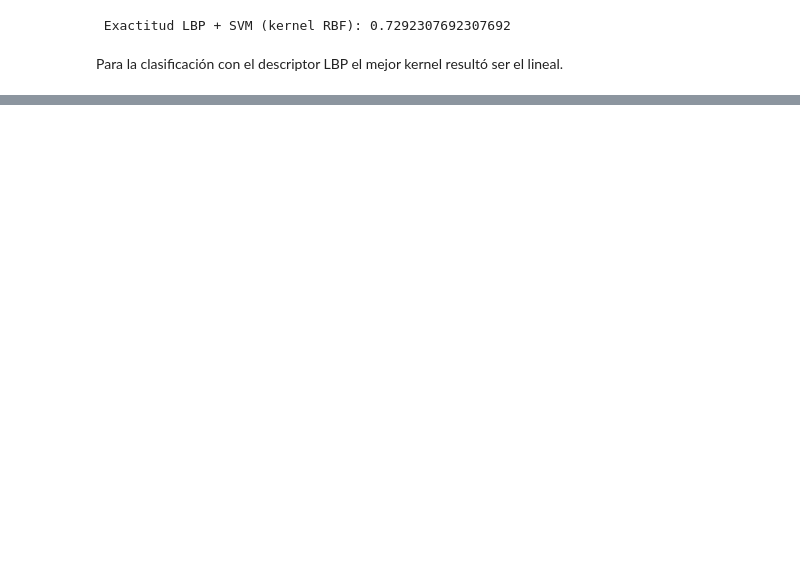
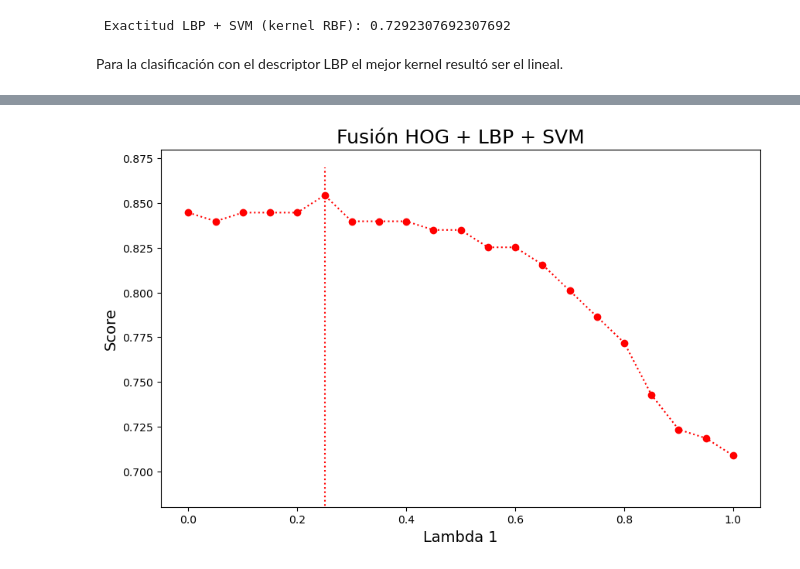
Before and after one commit to manugarciat/erv-practicas, a Jupyter notebook: tire-defect-detection/tp-final.ipynb, the cells around one changed output, grey strips where cells are left out. Drawn from its saved outputs; the diff is of its cells as text; code cells hidden in the pictures; blank space fills up the shorter version.

```diff
--- a/tire-defect-detection/tp-final.ipynb
+++ b/tire-defect-detection/tp-final.ipynb
@@ -334,0 +478,5 @@ Para la clasificación con el descriptor LBP el mejor kernel resultó ser el lin
+# %%
+dataset_total = pd.concat([data_entrenamiento, data_test], ignore_index=True)
+# %%
+X_HOG, y_HOG = matrizHOG(dataset_total, 8, 2)
+X_LBP, y_LBP = matrizLBP(dataset_total)
@@ -334,0 +534,23 @@ Para la clasificación con el descriptor LBP el mejor kernel resultó ser el lin
+# %%
+# Entrenamiento HOG + SVM
+X_train_hog2, X_test_hog2, y_train_hog2, y_test_hog2 = train_test_split(X_HOG, y_HOG, test_size=0.2, random_state=2)
+
+svc_hog2 = SVC(kernel='poly', degree=1, probability=True)
+svc_hog2.fit(X_train_hog2, y_train_hog2)
+
+# Predicción HOG + SVM
+y_pred_hog2 = svc_hog2.predict_proba(X_test_hog2)
+
+print(" Exactitud HOG + SVM (kernel polinomial grado 1): " + str(calcula_score(y_pred_hog2[:, 1], y_test_hog2)))
+
+
+# Entrenamiento LBP + SVM
+X_train_lbp2, X_test_lbp2, y_train_lbp2, y_test_lbp2 = train_test_split(X_LBP, y_LBP, test_size=0.2, random_state=2)
+
+svc_lbp2 = SVC(kernel='linear', degree=2, probability=True)
+svc_lbp2.fit(X_train_lbp2, y_train_lbp2)
+
+# Predicción LBP + SVM
+y_pred_lbp2 = svc_lbp2.predict_proba(X_test_lbp2)
+
+print(" Exactitud LBP + SVM (kernel lineal): " + str(calcula_score(y_pred_lbp2[:, 1], y_test_lbp2)))
@@ -334,0 +560,3 @@ Para la clasificación con el descriptor LBP el mejor kernel resultó ser el lin
+# %%
+tabla_fusion2 = calcula_fusion(y_pred_hog2[:, 1], y_pred_lbp2[:, 1], y_test_hog2)
+df_fusion2 = pd.DataFrame(tabla_fusion2, columns=['Score', 'Lambda 1', 'Lambda 2'])
@@ -334,0 +583,12 @@ Para la clasificación con el descriptor LBP el mejor kernel resultó ser el lin
+# %%
+plt.figure(figsize=(10, 6))
+plt.plot(df_fusion2["Lambda 1"], df_fusion2["Score"], 'o:r')
+plt.title('Fusión HOG + LBP + SVM', size=18)
+
+plt.ylim((0.68, 0.88))
+plt.xlabel("Lambda 1", size=14)
+plt.ylabel("Score", size=14)
+plt.vlines(0.25, 0.3, 0.87, linestyles='dotted', colors='red')
+plt.show()
+# %% [output]
+[figure, added]
```
Also changed, not shown: parts of 34 cells of this notebook.
